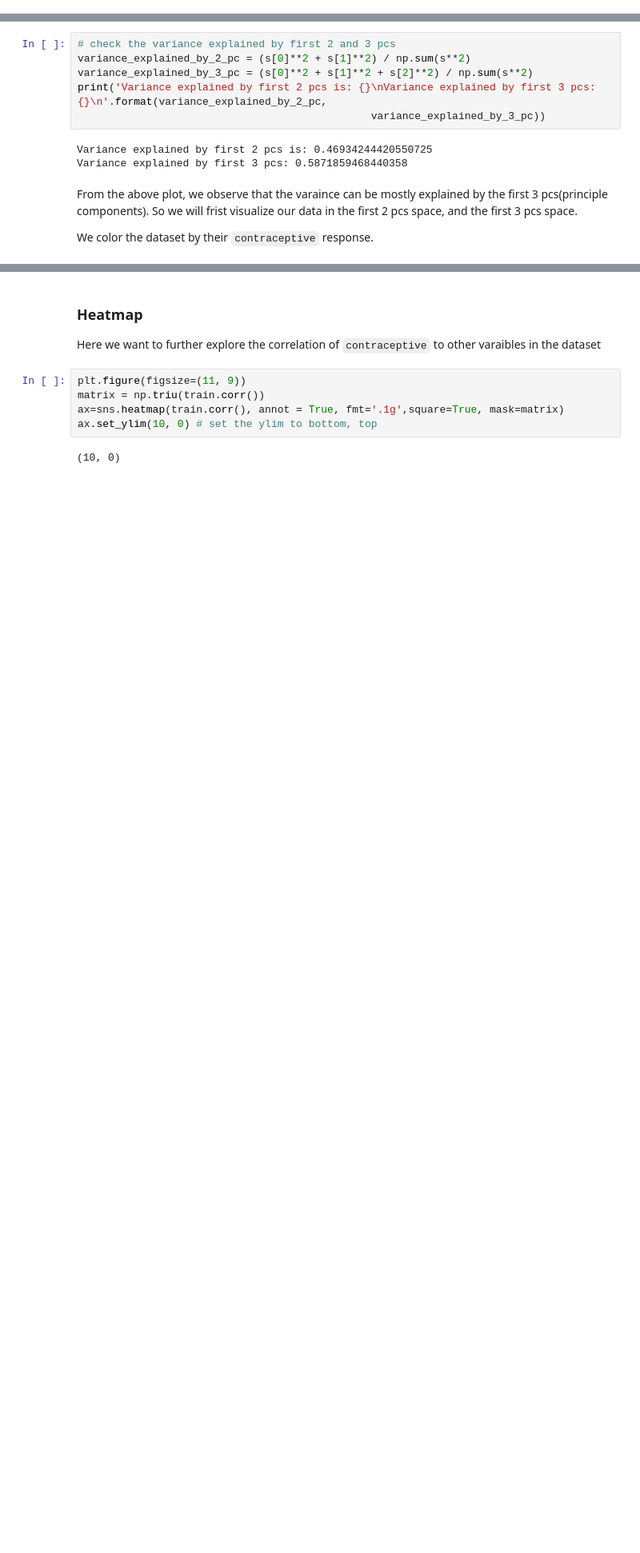
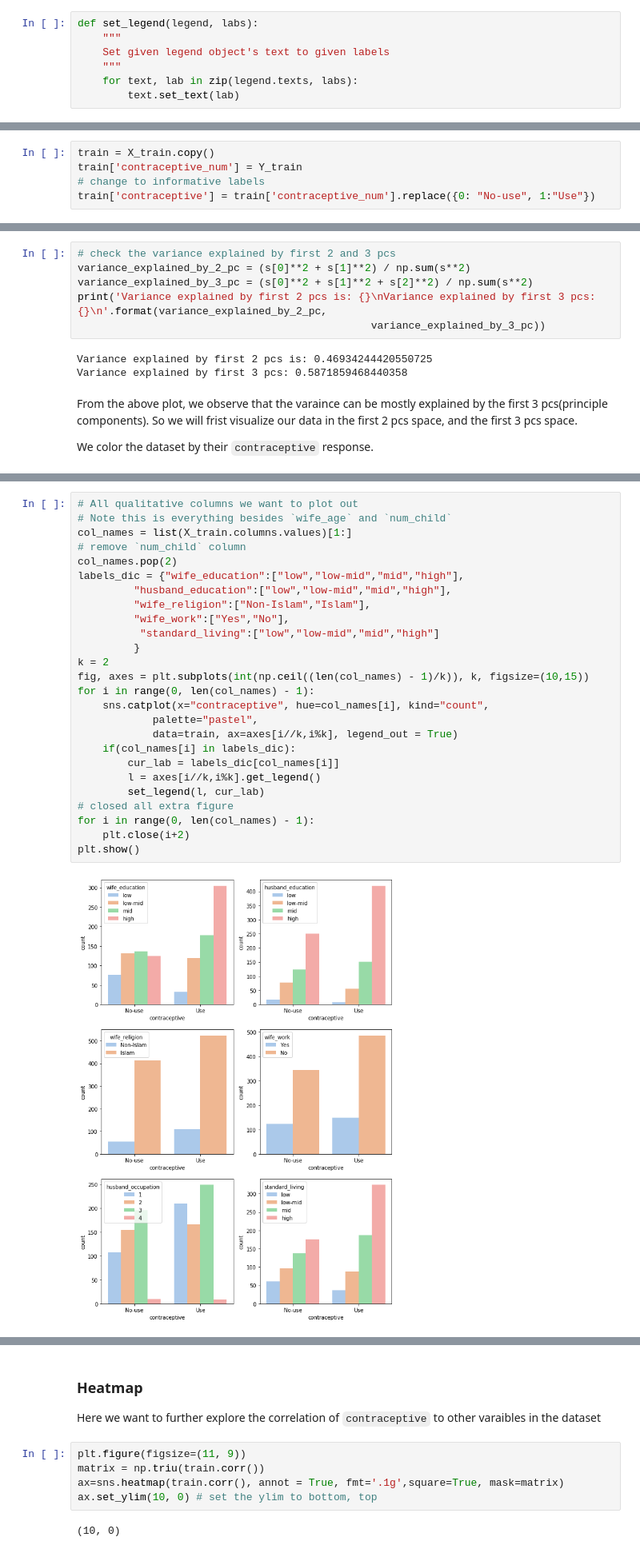
Before and after one commit to angelynaye/DS100-Final-Project, a Jupyter notebook: Final_Project_Code.ipynb, the cells around one changed output, grey strips where cells are left out. Shown at 80% size. Drawn from its saved outputs; the diff is of its cells as text; blank space fills up the shorter version.

```diff
--- a/Final_Project_Code.ipynb
+++ b/Final_Project_Code.ipynb
@@ -79,6 +79,13 @@ def create_jittered_pair_plot(data, selected_cols):
     sns.pairplot(data_pairplot_jittered, hue="contraceptive",
                  vars=selected_cols,
                  palette="husl", plot_kws={'alpha': 0.5})
+# %%
+def set_legend(legend, labs):
+    """
+    Set given legend object's text to given labels
+    """
+    for text, lab in zip(legend.texts, labs):
+        text.set_text(lab)
 # %%
 def ohe(data, col_name):
     """
@@ -209,3 +212,8 @@ train['contraceptive'] = Y_train
+# %%
+train = X_train.copy()
+train['contraceptive_num'] = Y_train
+# change to informative labels
+train['contraceptive'] = train['contraceptive_num'].replace({0: "No-use", 1:"Use"})
 # %%
 train_centered_scaled = normalize_and_scale(X_train)
 # %% [markdown]
@@ -260,0 +260,28 @@ plt.show();
+# %%
+# All qualitative columns we want to plot out
+# Note this is everything besides `wife_age` and `num_child`
+col_names = list(X_train.columns.values)[1:]
+# remove `num_child` column
+col_names.pop(2)
+labels_dic = {"wife_education":["low","low-mid","mid","high"],
+         "husband_education":["low","low-mid","mid","high"],
+         "wife_religion":["Non-Islam","Islam"],
+         "wife_work":["Yes","No"],
+          "standard_living":["low","low-mid","mid","high"]
+         }
+k = 2
+fig, axes = plt.subplots(int(np.ceil((len(col_names) - 1)/k)), k, figsize=(10,15))
+for i in range(0, len(col_names) - 1):
+    sns.catplot(x="contraceptive", hue=col_names[i], kind="count",
+            palette="pastel",
+            data=train, ax=axes[i//k,i%k], legend_out = True)
+    if(col_names[i] in labels_dic):
+        cur_lab = labels_dic[col_names[i]]
+        l = axes[i//k,i%k].get_legend()
+        set_legend(l, cur_lab)
+# closed all extra figure
+for i in range(0, len(col_names) - 1):
+    plt.close(i+2)
+plt.show()
+# %% [output]
+[figure, added]
```
Also changed, not shown: parts of 85 cells of this notebook.
